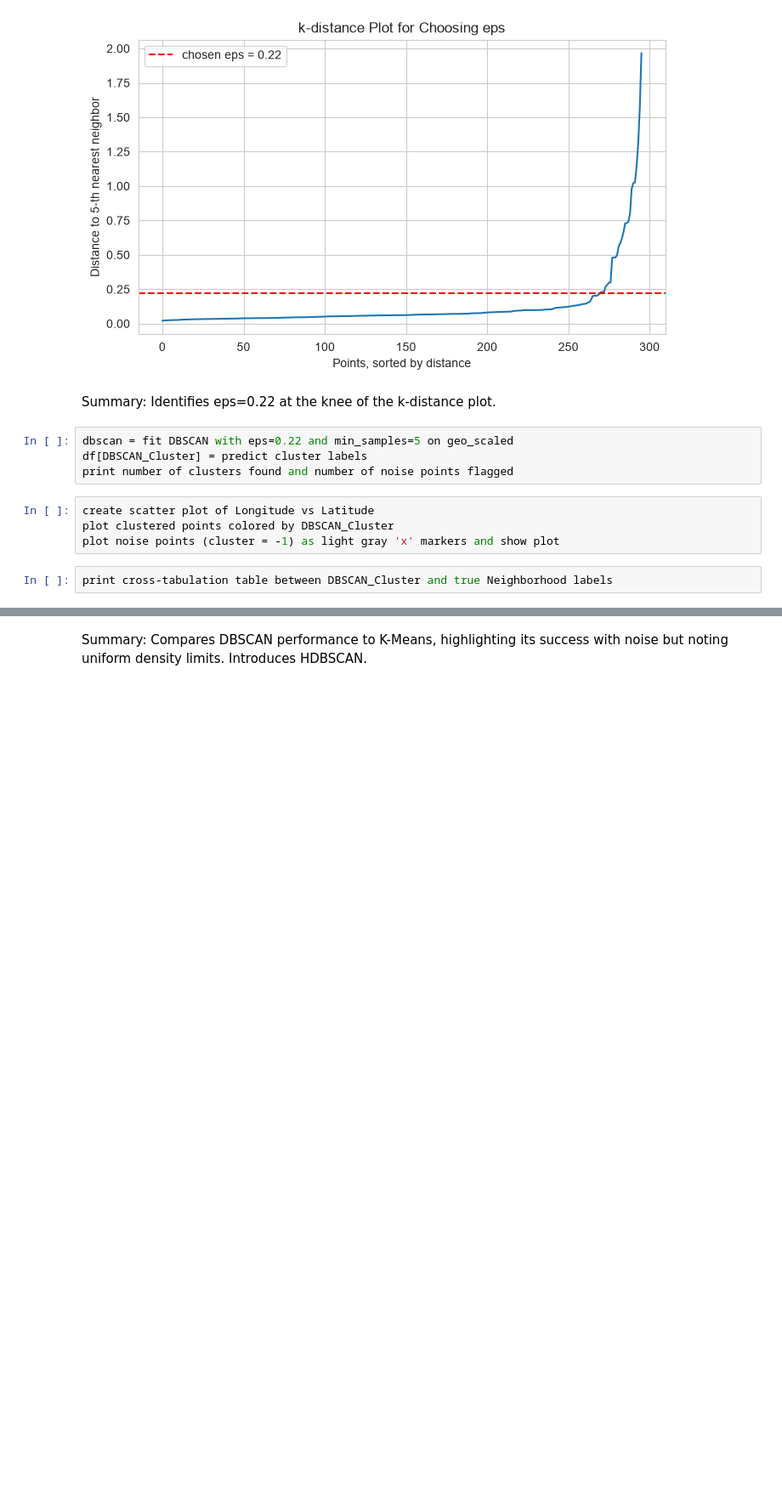
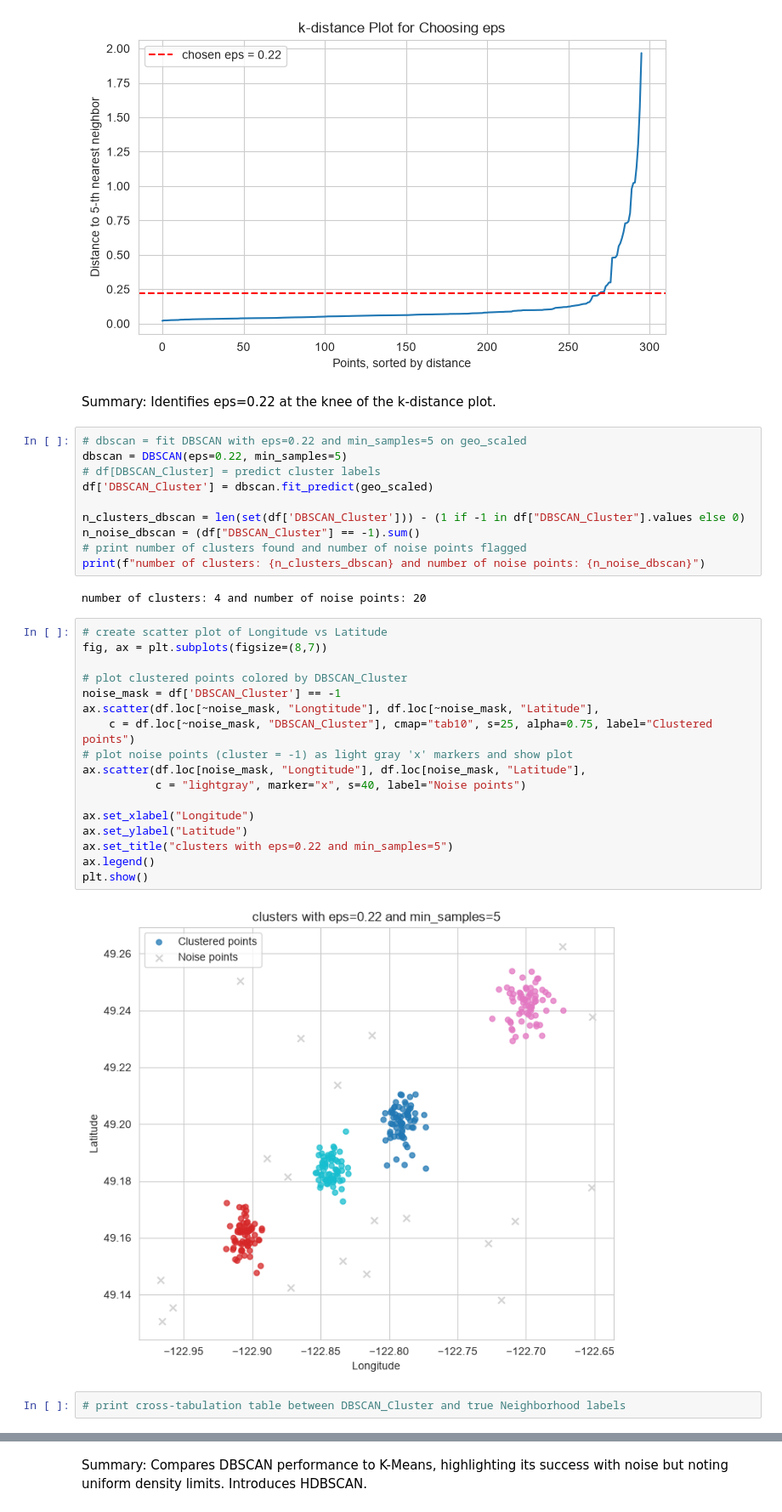
Before and after one commit to cda79/461-lab01-introduction, a Jupyter notebook: LabTask05/lab05-new.ipynb, the cells around one changed output, grey strips where cells are left out. Shown at 85% size. Saved outputs shown, nothing was run; the diff lists cells and outputs as text; blank space fills up the shorter version.

```diff
--- a/LabTask05/lab05-new.ipynb
+++ b/LabTask05/lab05-new.ipynb
@@ -345,12 +346,35 @@ plt.show()
 # %% [markdown]
 Summary: Identifies eps=0.22 at the knee of the k-distance plot.
 # %%
-dbscan = fit DBSCAN with eps=0.22 and min_samples=5 on geo_scaled
-df[DBSCAN_Cluster] = predict cluster labels
-print number of clusters found and number of noise points flagged
+# dbscan = fit DBSCAN with eps=0.22 and min_samples=5 on geo_scaled
+dbscan = DBSCAN(eps=0.22, min_samples=5)
+# df[DBSCAN_Cluster] = predict cluster labels
+df['DBSCAN_Cluster'] = dbscan.fit_predict(geo_scaled)
+
+n_clusters_dbscan = len(set(df['DBSCAN_Cluster'])) - (1 if -1 in df["DBSCAN_Cluster"].values else 0)
+n_noise_dbscan = (df["DBSCAN_Cluster"] == -1).sum()
+# print number of clusters found and number of noise points flagged
+print(f"number of clusters: {n_clusters_dbscan} and number of noise points: {n_noise_dbscan}")
+# %% [output]
+number of clusters: 4 and number of noise points: 20
 # %%
-create scatter plot of Longitude vs Latitude
-plot clustered points colored by DBSCAN_Cluster
-plot noise points (cluster = -1) as light gray 'x' markers and show plot
+# create scatter plot of Longitude vs Latitude
+fig, ax = plt.subplots(figsize=(8,7))
+
+# plot clustered points colored by DBSCAN_Cluster
+noise_mask = df['DBSCAN_Cluster'] == -1
+ax.scatter(df.loc[~noise_mask, "Longtitude"], df.loc[~noise_mask, "Latitude"],
+    c = df.loc[~noise_mask, "DBSCAN_Cluster"], cmap="tab10", s=25, alpha=0.75, label="Clustered points")
+# plot noise points (cluster = -1) as light gray 'x' markers and show plot
+ax.scatter(df.loc[noise_mask, "Longtitude"], df.loc[noise_mask, "Latitude"],
+           c = "lightgray", marker="x", s=40, label="Noise points")
+
+ax.set_xlabel("Longitude")
+ax.set_ylabel("Latitude")
+ax.set_title("clusters with eps=0.22 and min_samples=5")
+ax.legend()
+plt.show()
+# %% [output]
+[figure, added]
 # %%
-print cross-tabulation table between DBSCAN_Cluster and true Neighborhood labels
+# print cross-tabulation table between DBSCAN_Cluster and true Neighborhood labels
```
Also changed, not shown: parts of 2 cells of this notebook.
